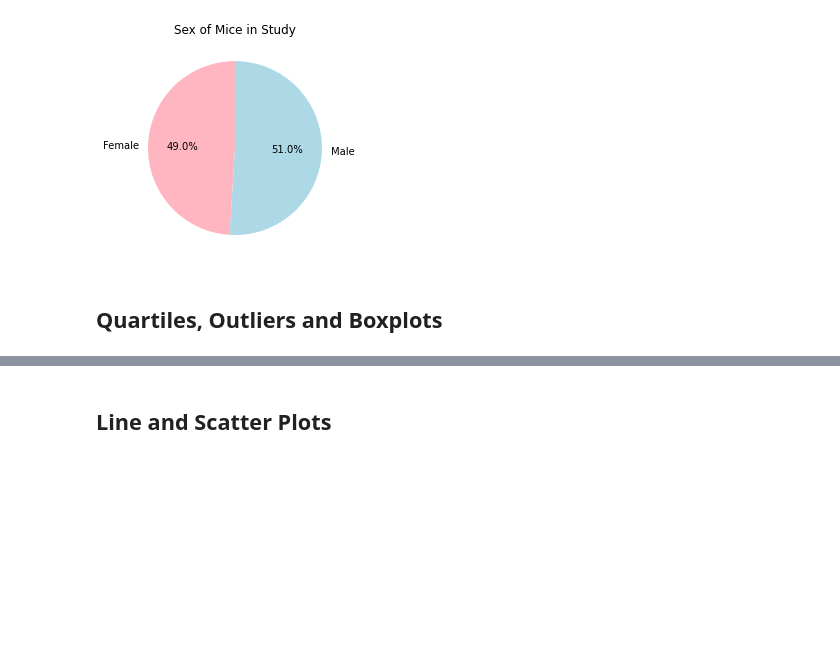
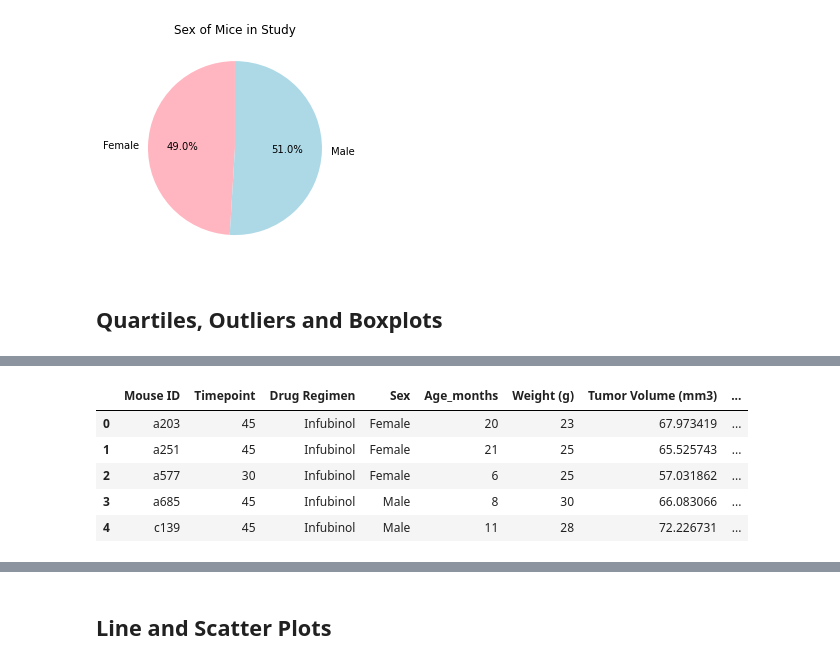
Before and after one commit to joe-m-2020/Pymaceuticals, a Jupyter notebook: pymaceuticals_starter-checkpoint-checkpoint-checkpoint.ipynb, the cells around one changed output, grey strips where cells are left out. Drawn from its saved outputs; the diff is of its cells as text; code cells hidden in the pictures; blank space fills up the shorter version.

```diff
--- a/pymaceuticals_starter-checkpoint-checkpoint-checkpoint.ipynb
+++ b/pymaceuticals_starter-checkpoint-checkpoint-checkpoint.ipynb
@@ -222,0 +245,15 @@ spec_drugs_df
+# %%
+# Repeat steps for Infubinol
+#Last timepoint
+infubinol_max = infubinol_df.groupby("Mouse ID").max()["Timepoint"]
+
+# Merge with original
+inf_max_merge = pd.merge(infubinol_max,cl_mouse_study_df,on=("Mouse ID","Timepoint"),how="left")
+inf_max_merge.head()
+# %% [output]
+|  | Mouse ID | Timepoint | Drug Regimen | Sex | Age_months | Weight (g) | Tumor Volume (mm3) | ... |
+| 0 | a203 | 45 | Infubinol | Female | 20 | 23 | 67.973419 | ... |
+| 1 | a251 | 45 | Infubinol | Female | 21 | 25 | 65.525743 | ... |
+| 2 | a577 | 30 | Infubinol | Female | 6 | 25 | 57.031862 | ... |
+| 3 | a685 | 45 | Infubinol | Male | 8 | 30 | 66.083066 | ... |
+| 4 | c139 | 45 | Infubinol | Male | 11 | 28 | 72.226731 | ... |
```
Also changed, not shown: parts of 5 cells of this notebook.
